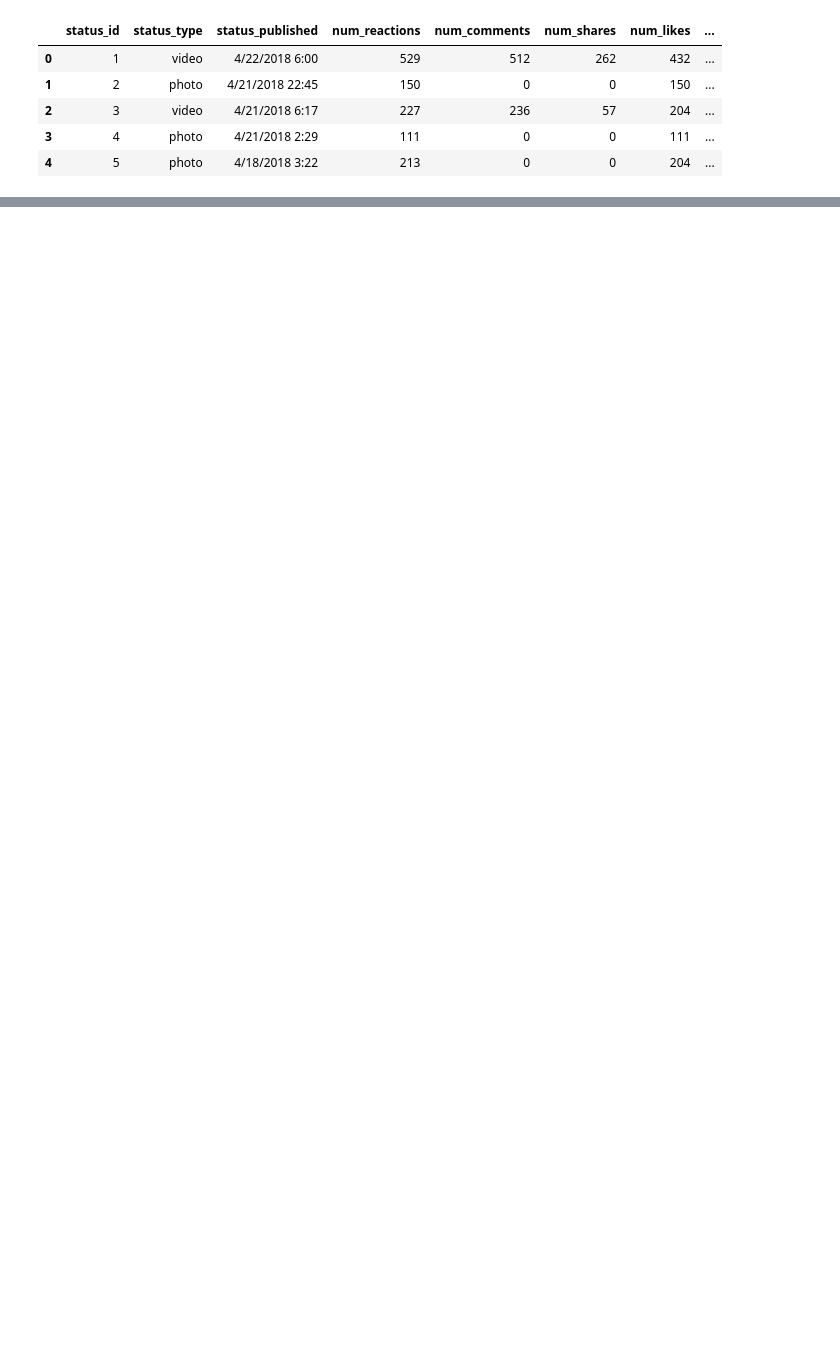
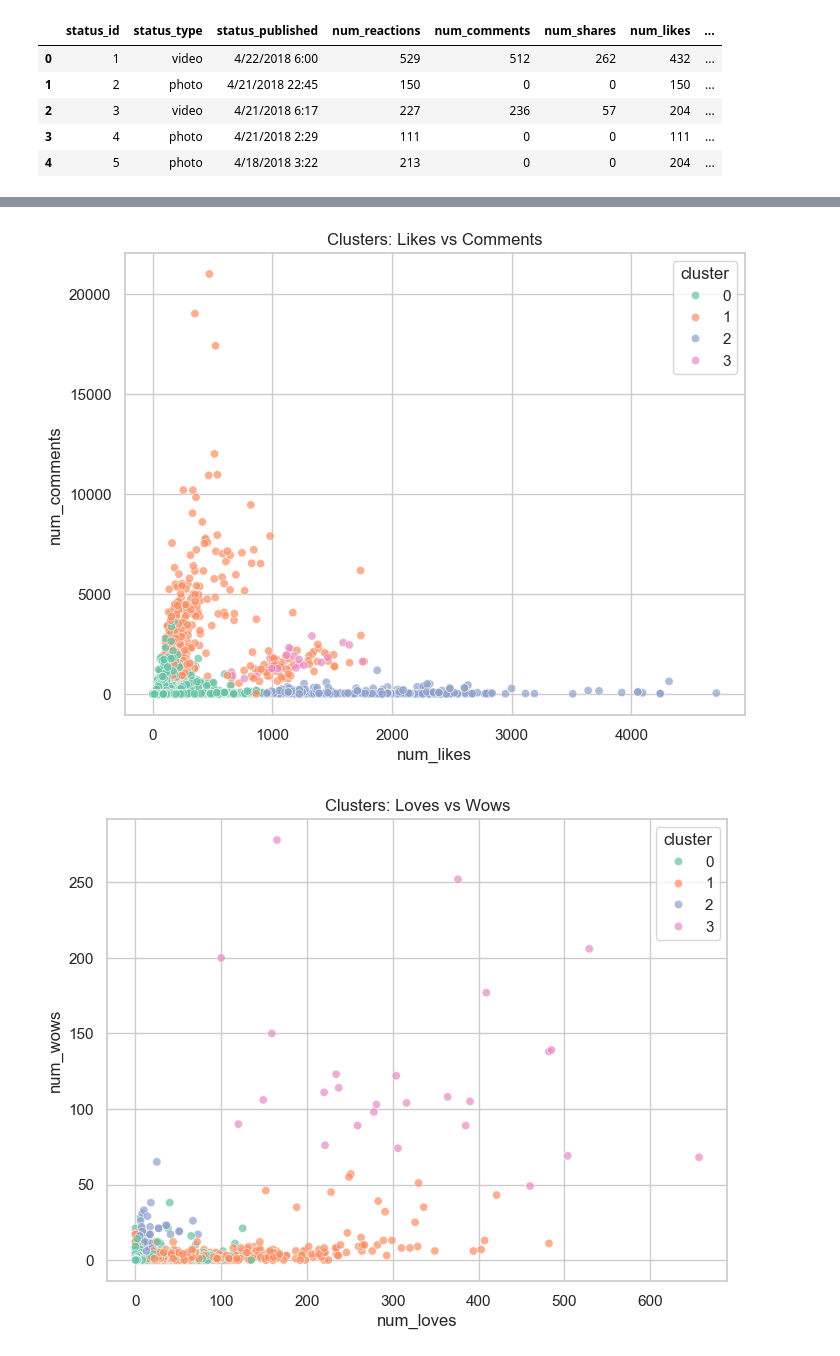
Before and after one commit to Vertiz2405/Actividad4KMeans, a Jupyter notebook: Act4.ipynb, the cells around one changed output, grey strips where cells are left out. Drawn from its saved outputs; the diff is of its cells as text; code cells hidden in the pictures; blank space fills up the shorter version.

```diff
--- a/Act4.ipynb
+++ b/Act4.ipynb
@@ -24,0 +124,4 @@ df.describe()
+# %%
+k = 4
+kmeans = KMeans(n_clusters=k, random_state=42)
+df['cluster'] = kmeans.fit_predict(X_scaled)
@@ -24,0 +153,43 @@ df.describe()
+# %%
+# Scatterplot 1: num_likes vs num_comments
+plt.figure(figsize=(8,6))
+sns.scatterplot(
+    x='num_likes',
+    y='num_comments',
+    hue='cluster',
+    palette='Set2',
+    data=df,
+    alpha=0.7
+)
+plt.title("Clusters: Likes vs Comments")
+plt.show()
+
+# Scatterplot 2: num_loves vs num_wows
+plt.figure(figsize=(8,6))
+sns.scatterplot(
+    x='num_loves',
+    y='num_wows',
+    hue='cluster',
+    palette='Set2',
+    data=df,
+    alpha=0.7
+)
+plt.title("Clusters: Loves vs Wows")
+plt.show()
+
+# Scatterplot 3: num_comments vs num_shares
+plt.figure(figsize=(8,6))
+sns.scatterplot(
+    x='num_comments',
+    y='num_shares',
+    hue='cluster',
+    palette='Set2',
+    data=df,
+    alpha=0.7
+)
+plt.title("Clusters: Comments vs Shares")
+
+plt.show()
+# %% [output]
+[figure, added]
+[figure, added]
```
Also changed, not shown: parts of 21 cells of this notebook.
